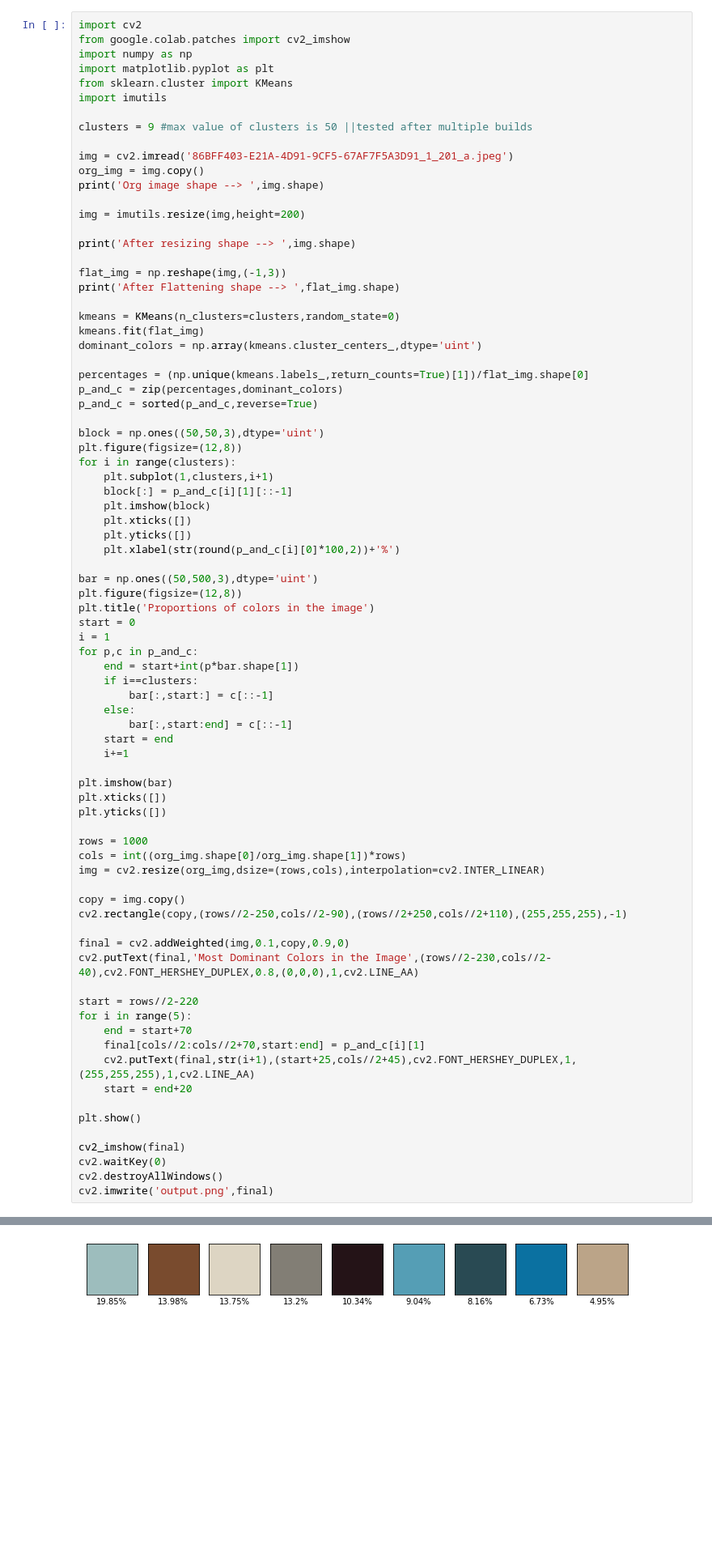
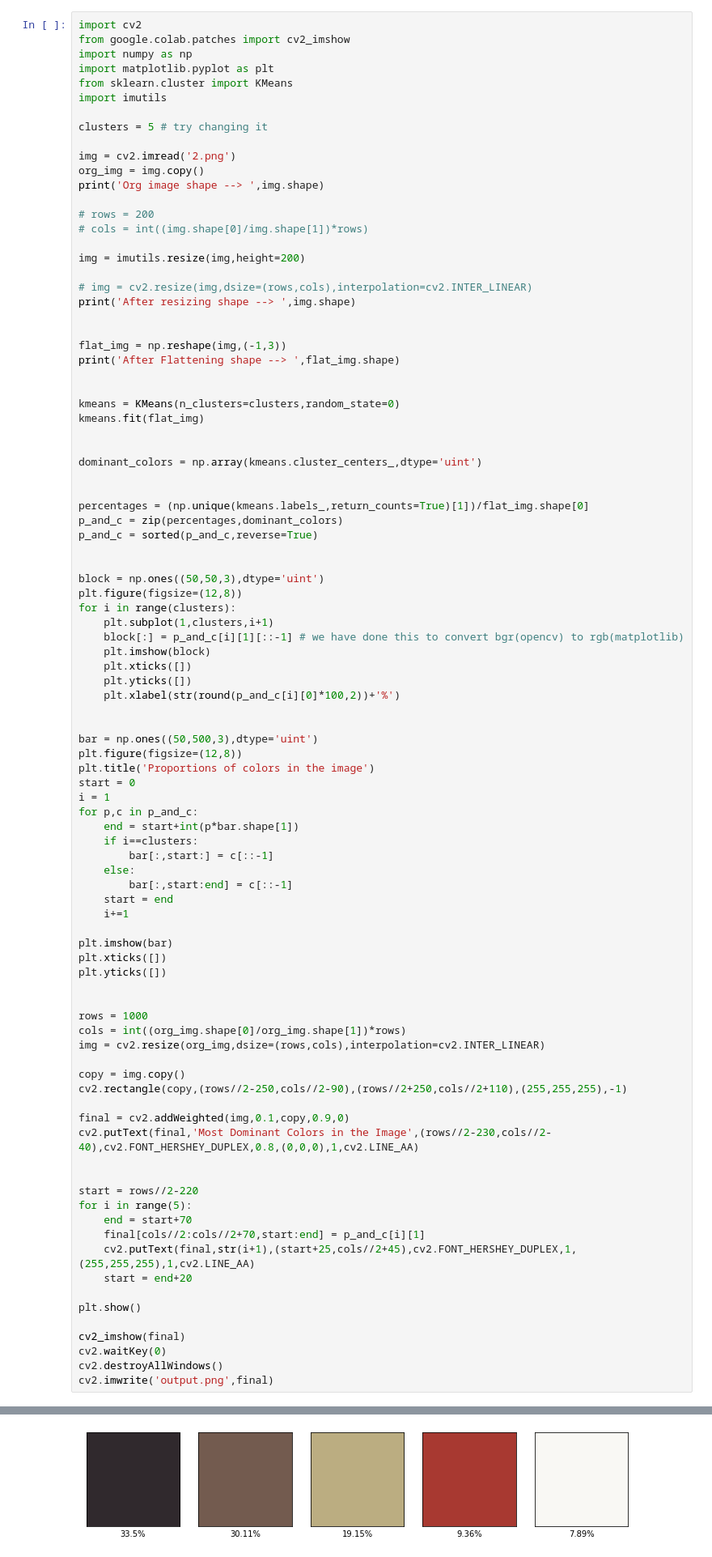
Before and after one commit to ChintzRuparel/Colour-Quantity-Detector, a Jupyter notebook: Most_Dominant_Color.ipynb, the cells around one changed output, grey strips where cells are left out. Shown at 81% size. Saved outputs shown, nothing was run; the diff lists cells and outputs as text; blank space fills up the shorter version.

```diff
--- a/Most_Dominant_Color.ipynb
+++ b/Most_Dominant_Color.ipynb
@@ -13,36 +10,47 @@ import matplotlib.pyplot as plt
 from sklearn.cluster import KMeans
 import imutils
 
-clusters = 9 #max value of clusters is 50 ||tested after multiple builds
+clusters = 5 # try changing it
 
-img = cv2.imread('86BFF403-E21A-4D91-9CF5-67AF7F5A3D91_1_201_a.jpeg')
+img = cv2.imread('2.png')
 org_img = img.copy()
 print('Org image shape --> ',img.shape)
 
+# rows = 200
+# cols = int((img.shape[0]/img.shape[1])*rows)
+
 img = imutils.resize(img,height=200)
 
+# img = cv2.resize(img,dsize=(rows,cols),interpolation=cv2.INTER_LINEAR)
 print('After resizing shape --> ',img.shape)
+
 
 flat_img = np.reshape(img,(-1,3))
 print('After Flattening shape --> ',flat_img.shape)
 
+
 kmeans = KMeans(n_clusters=clusters,random_state=0)
 kmeans.fit(flat_img)
+
+
 dominant_colors = np.array(kmeans.cluster_centers_,dtype='uint')
+
 
 percentages = (np.unique(kmeans.labels_,return_counts=True)[1])/flat_img.shape[0]
 p_and_c = zip(percentages,dominant_colors)
 p_and_c = sorted(p_and_c,reverse=True)
 
+
 block = np.ones((50,50,3),dtype='uint')
 plt.figure(figsize=(12,8))
 for i in range(clusters):
     plt.subplot(1,clusters,i+1)
-    block[:] = p_and_c[i][1][::-1]
+    block[:] = p_and_c[i][1][::-1] # we have done this to convert bgr(opencv) to rgb(matplotlib)
     plt.imshow(block)
     plt.xticks([])
     plt.yticks([])
     plt.xlabel(str(round(p_and_c[i][0]*100,2))+'%')
+
 
 bar = np.ones((50,500,3),dtype='uint')
 plt.figure(figsize=(12,8))
@@ -62,6 +70,7 @@ plt.imshow(bar)
 plt.xticks([])
 plt.yticks([])
 
+
 rows = 1000
 cols = int((org_img.shape[0]/org_img.shape[1])*rows)
 img = cv2.resize(org_img,dsize=(rows,cols),interpolation=cv2.INTER_LINEAR)
@@ -71,6 +80,7 @@ cv2.rectangle(copy,(rows//2-250,cols//2-90),(rows//2+250,cols//2+110),(255,255,2
 
 final = cv2.addWeighted(img,0.1,copy,0.9,0)
 cv2.putText(final,'Most Dominant Colors in the Image',(rows//2-230,cols//2-40),cv2.FONT_HERSHEY_DUPLEX,0.8,(0,0,0),1,cv2.LINE_AA)
+
 
 start = rows//2-220
 for i in range(5):
@@ -92 +102 @@ After Flattening shape -->  (53200, 3)
-[figure, old version]
+[figure, new version]
```
Also changed, not shown: parts of 5 cells of this notebook.
